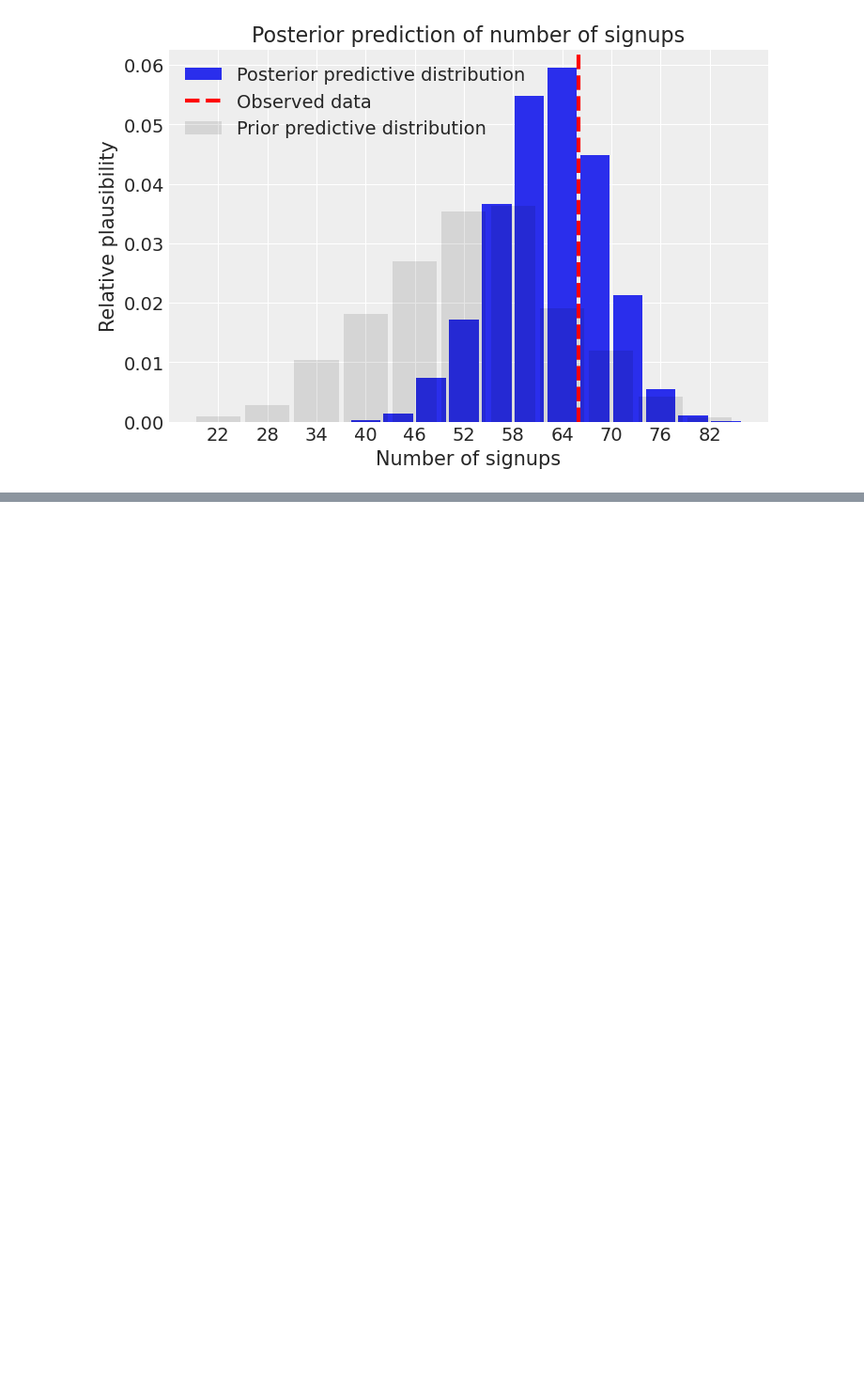
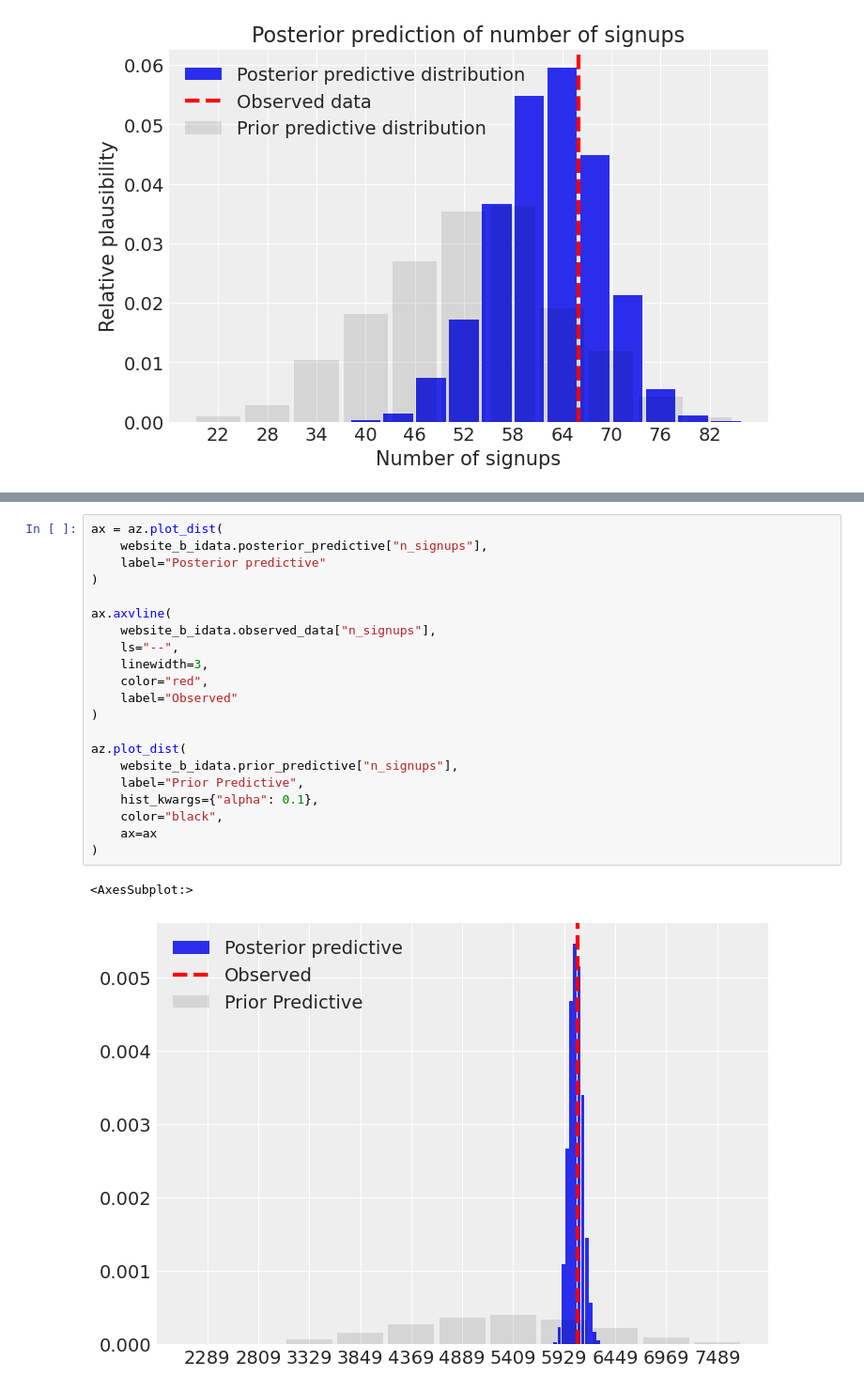
Before and after one commit to RHilly86/intuitive-bayes, a Jupyter notebook: bayes_rule/bayes_rule_exercises.ipynb, the cells around one changed output, grey strips where cells are left out. Shown: that part at 94% size. Drawn from its saved outputs; the diff is of its cells as text; blank space fills up the shorter version.

```diff
--- a/bayes_rule/bayes_rule_exercises.ipynb
+++ b/bayes_rule/bayes_rule_exercises.ipynb
@@ -151,0 +224,24 @@ ax.legend()
+# %%
+ax = az.plot_dist(
+    website_b_idata.posterior_predictive["n_signups"],
+    label="Posterior predictive"
+)
+
+ax.axvline(
+    website_b_idata.observed_data["n_signups"],
+    ls="--",
+    linewidth=3,
+    color="red",
+    label="Observed"
+)
+
+az.plot_dist(
+    website_b_idata.prior_predictive["n_signups"],
+    label="Prior Predictive",
+    hist_kwargs={"alpha": 0.1},
+    color="black",
+    ax=ax
+)
+# %% [output]
+<AxesSubplot:>
+[figure, added]
```
Also changed, not shown: parts of 28 cells of this notebook.
